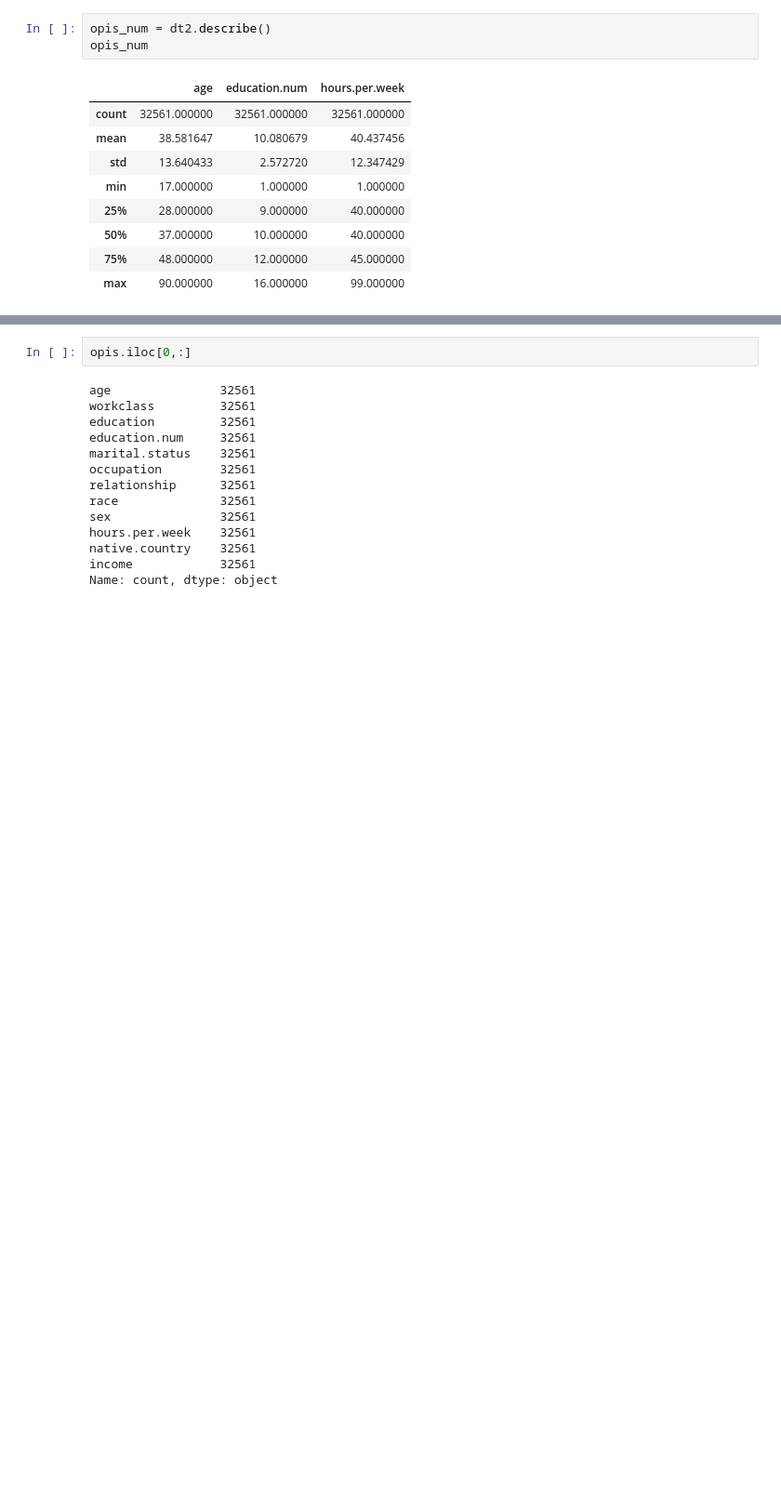
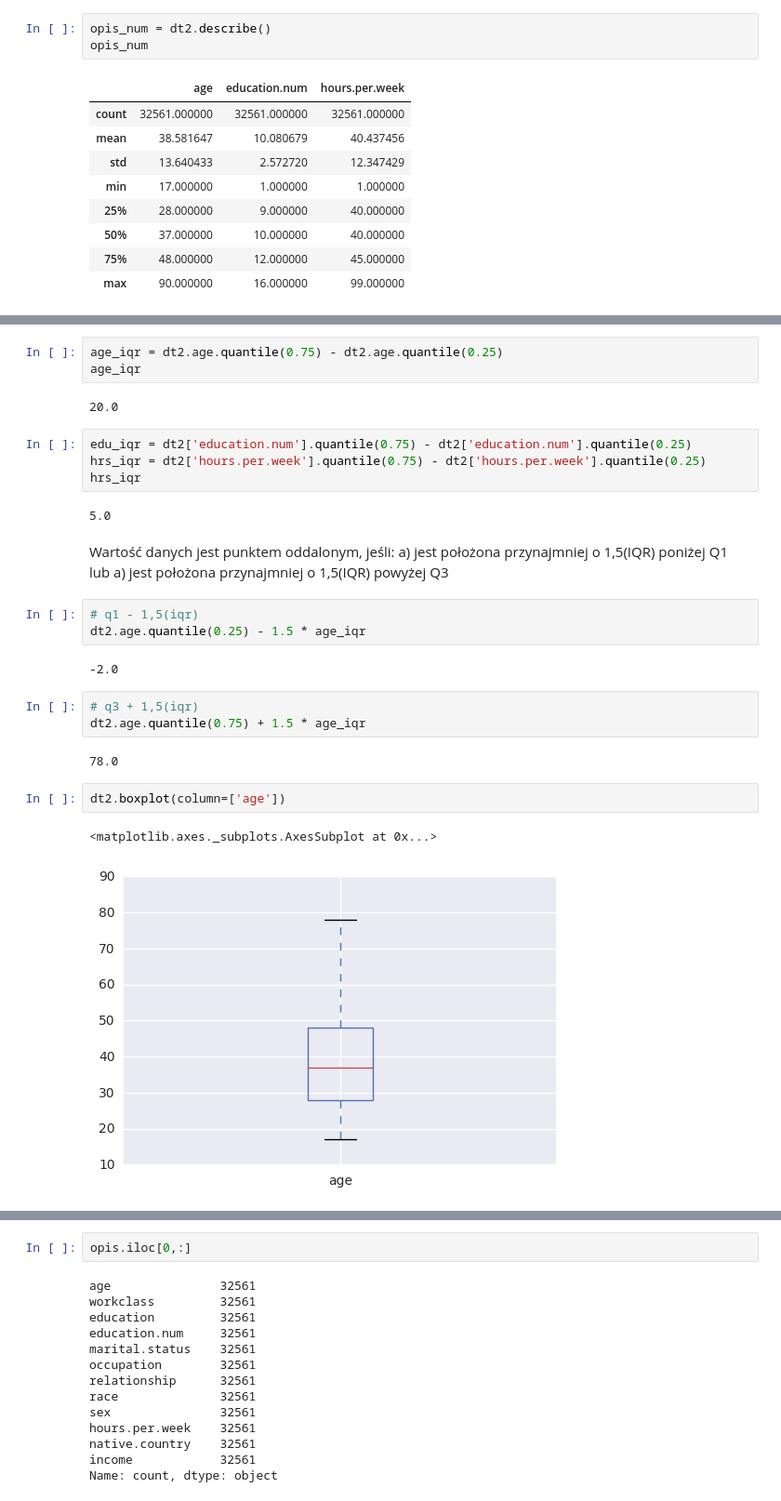
Before and after one commit to basteki/Eksda, a Jupyter notebook: temat2grzebanie-ag.ipynb, the cells around one changed output, grey strips where cells are left out. Shown at 93% size. Cells and saved outputs as stored; diff of their text form; blank space fills up the shorter version.

```diff
--- a/temat2grzebanie-ag.ipynb
+++ b/temat2grzebanie-ag.ipynb
@@ -424,0 +404,30 @@ opis_num
+# %%
+age_iqr = dt2.age.quantile(0.75) - dt2.age.quantile(0.25)
+age_iqr
+# %% [output]
+20.0
+# %%
+edu_iqr = dt2['education.num'].quantile(0.75) - dt2['education.num'].quantile(0.25)
+hrs_iqr = dt2['hours.per.week'].quantile(0.75) - dt2['hours.per.week'].quantile(0.25)
+hrs_iqr
+# %% [output]
+5.0
+# %% [markdown]
+Wartość danych jest punktem oddalonym, jeśli:
+a) jest położona przynajmniej o 1,5(IQR) poniżej Q1 lub
+a) jest położona przynajmniej o 1,5(IQR) powyżej Q3
+# %%
+# q1 - 1,5(iqr)
+dt2.age.quantile(0.25) - 1.5 * age_iqr
+# %% [output]
+-2.0
+# %%
+# q3 + 1,5(iqr)
+dt2.age.quantile(0.75) + 1.5 * age_iqr
+# %% [output]
+78.0
+# %%
+dt2.boxplot(column=['age'])
+# %% [output]
+<matplotlib.axes._subplots.AxesSubplot at 0x...>
+[figure, added]
```
Also changed, not shown: parts of 35 cells of this notebook.
